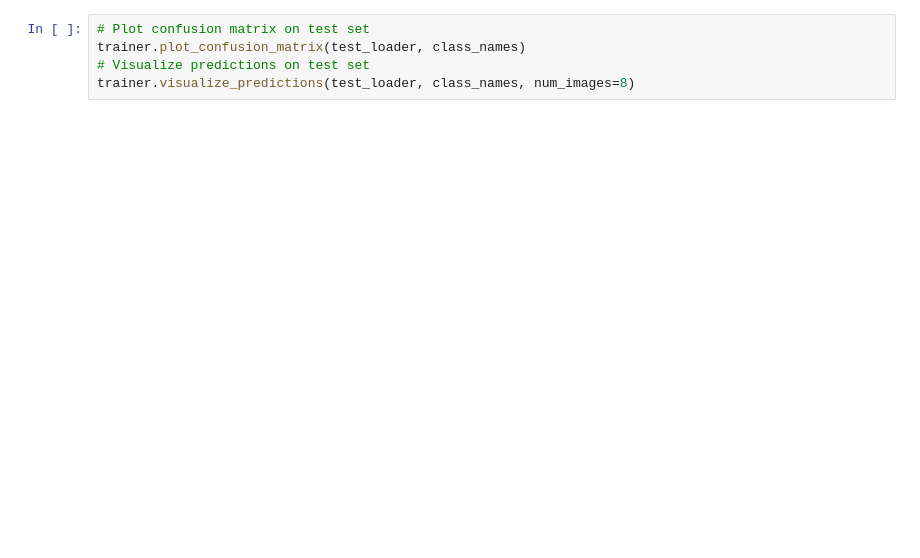
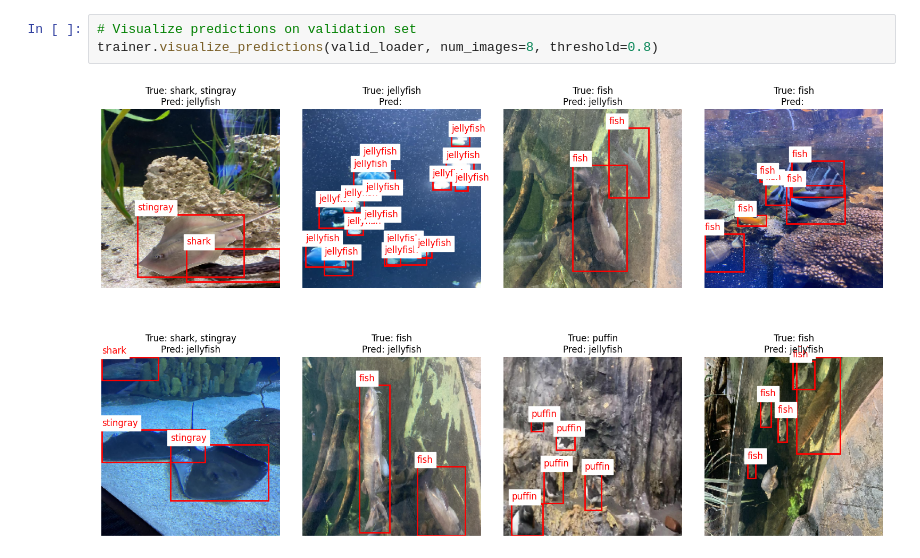
Before and after one commit to ishikaalunawat/cs230_project, a Jupyter notebook: train_resnet18.ipynb, the cells around one changed output. Drawn from its saved outputs; the diff is of its cells as text; blank space fills up the shorter version.

```diff
--- a/train_resnet18.ipynb
+++ b/train_resnet18.ipynb
@@ -50,5 +89,5 @@ trainer.test(test_loader)
 # %%
-# Plot confusion matrix on test set
-trainer.plot_confusion_matrix(test_loader, class_names)
-# Visualize predictions on test set
-trainer.visualize_predictions(test_loader, class_names, num_images=8)
+# Visualize predictions on validation set
+trainer.visualize_predictions(valid_loader, num_images=8, threshold=0.8)
+# %% [output]
+[figure, added]
```
Also changed, not shown: parts of 6 cells of this notebook, 6 other files.
